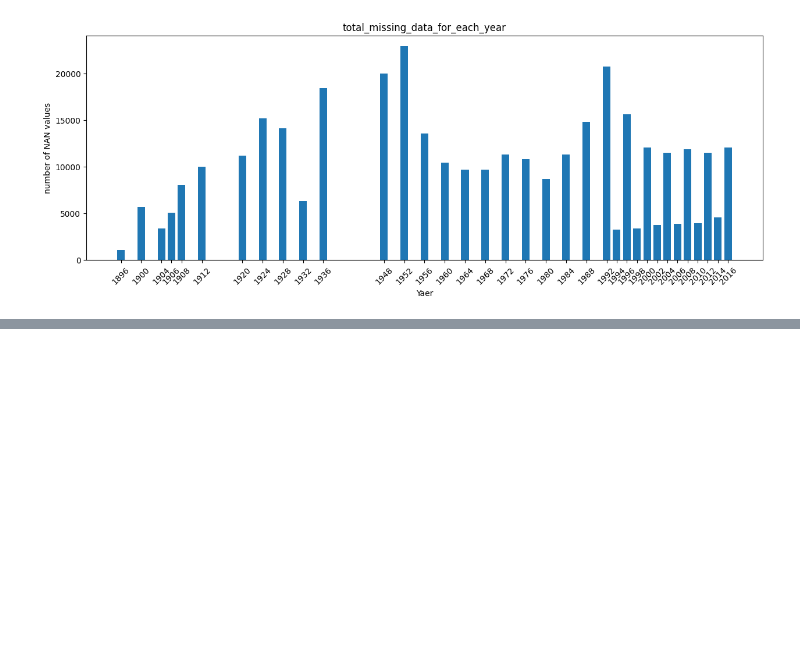
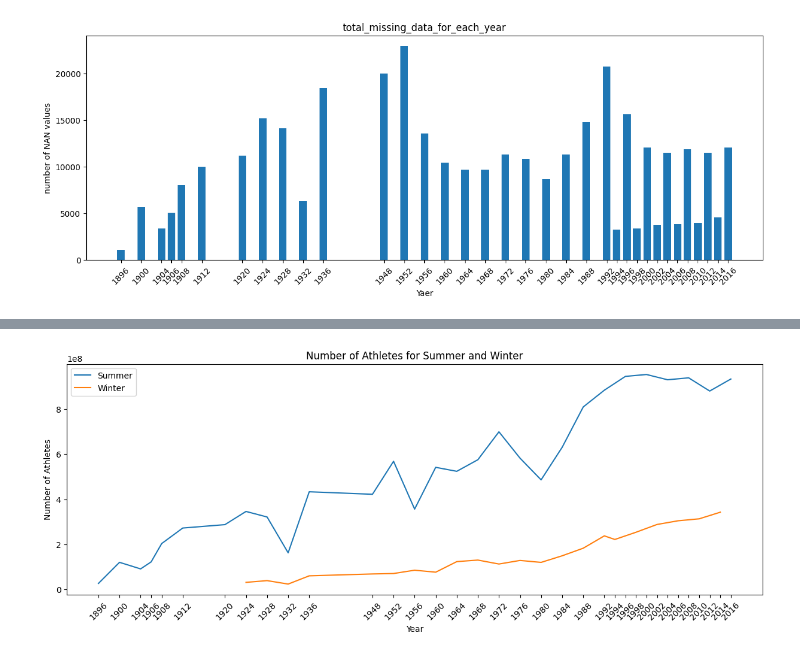
Before and after one commit to BassamSaleh99/Olympic-EDA, a Jupyter notebook: Olympic-EDA.ipynb, the cells around one changed output, grey strips where cells are left out. Drawn from its saved outputs; the diff is of its cells as text; code cells hidden in the pictures; blank space fills up the shorter version.

Commit message:
Has the number of athletes changed over time for Summer and Winter?

```diff
--- a/Olympic-EDA.ipynb
+++ b/Olympic-EDA.ipynb
@@ -242,0 +247,7 @@ plt.show()
+# %%
+summer = df1[df1['Season'] == 'Summer']
+winter = df1[df1['Season'] == 'Winter']
+number_of_athletes_Summer = summer.groupby('Year')['ID'].sum()
+number_of_athletes_Winter = winter.groupby('Year')['ID'].sum()
+print(number_of_athletes_Summer)
+print(number_of_athletes_Winter)
@@ -242,0 +272,12 @@ plt.show()
+# %%
+plt.figure(figsize=(15,5))
+plt.plot(number_of_athletes_Summer.index,number_of_athletes_Summer.values,label='Summer')
+plt.plot(number_of_athletes_Winter.index,number_of_athletes_Winter.values,label='Winter')
+plt.title('Number of Athletes for Summer and Winter')
+plt.xlabel('Year')
+plt.ylabel('Number of Athletes')
+plt.xticks(number_of_athletes_Summer.index.union(number_of_athletes_Winter.index), rotation=45)
+plt.legend()
+plt.show()
+# %% [output]
+[figure, added]
```
Also changed, not shown: parts of 3 cells of this notebook.
